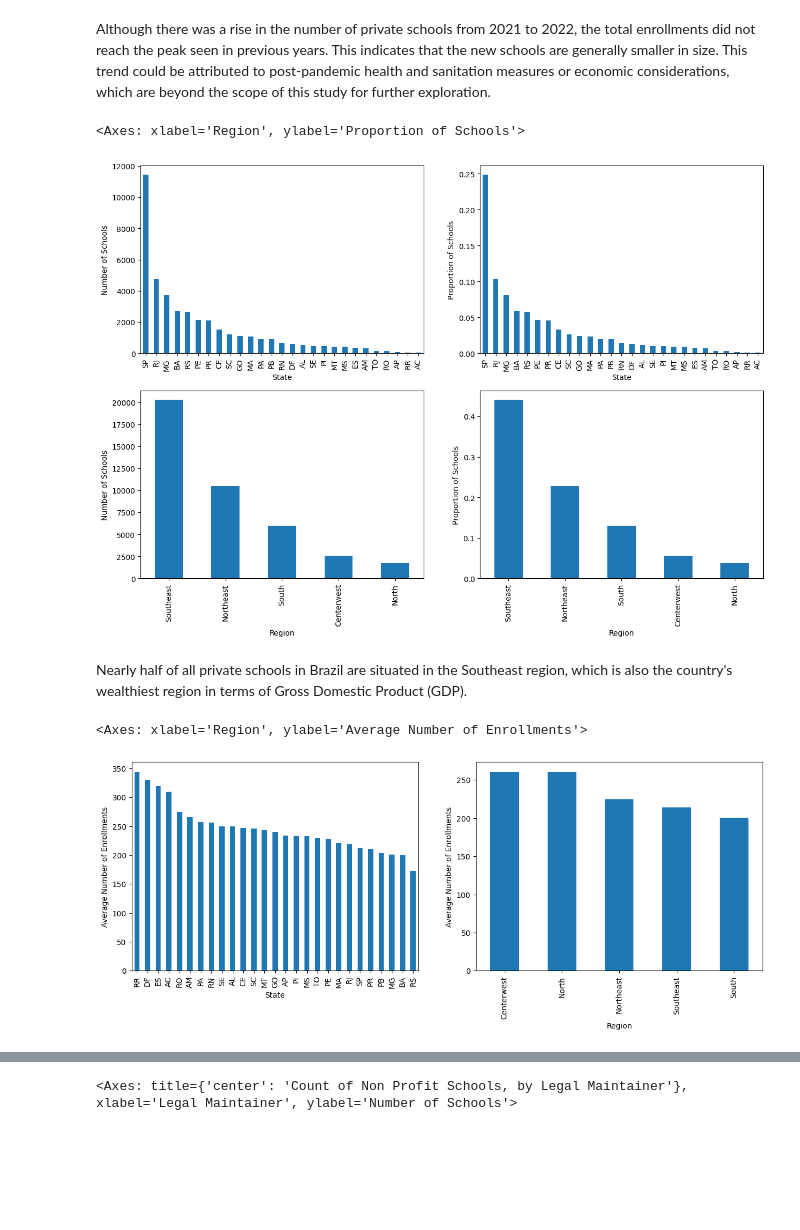
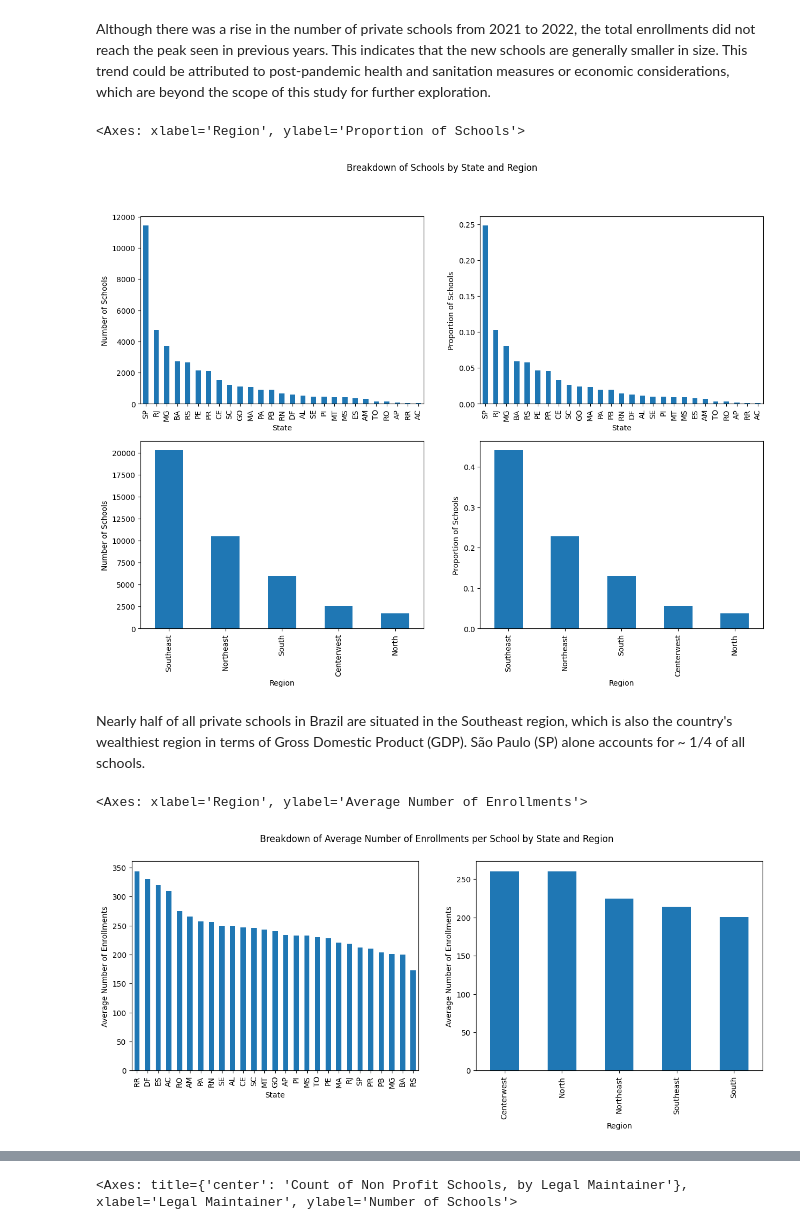
Before and after one commit to henriquefreitassouza/analysis, a Jupyter notebook: Private Schools in Brazil.ipynb, the cells around one changed output, grey strips where cells are left out. Drawn from its saved outputs; the diff is of its cells as text; code cells hidden in the pictures; blank space fills up the shorter version.

```diff
--- a/Private Schools in Brazil.ipynb
+++ b/Private Schools in Brazil.ipynb
@@ -196,23 +201,27 @@ df_schools_by_state.sort_values(by = ['schools', 'proportion'], ascending = Fals
 df_schools_by_region.sort_values(by = ['schools', 'proportion'], ascending = False, inplace = True)
 # %%
 fig, axes = plt.subplots(2, 2, figsize = (15, 10))
+
+fig.suptitle('Breakdown of Schools by State and Region')
 
 df_schools_by_state['schools'].plot.bar(ax = axes[0][0], xlabel = 'State', ylabel = 'Number of Schools')
 df_schools_by_state['proportion'].plot.bar(ax = axes[0][1], xlabel = 'State', ylabel = 'Proportion of Schools')
 
 df_schools_by_region['schools'].plot.bar(ax = axes[1][0], xlabel = 'Region', ylabel = 'Number of Schools')
 df_schools_by_region['proportion'].plot.bar(ax = axes[1][1], xlabel = 'Region', ylabel = 'Proportion of Schools')
 # %% [output]
 <Axes: xlabel='Region', ylabel='Proportion of Schools'>
-[figure, old version]
+[figure, new version]
 # %% [markdown]
-Nearly half of all private schools in Brazil are situated in the Southeast region, which is also the country's wealthiest region in terms of Gross Domestic Product (GDP).
+Nearly half of all private schools in Brazil are situated in the Southeast region, which is also the country's wealthiest region in terms of Gross Domestic Product (GDP). São Paulo (SP) alone accounts for ~ 1/4 of all schools.
 # %%
 fig, axes = plt.subplots(1, 2, figsize = (15, 5))
 
+fig.suptitle('Breakdown of Average Number of Enrollments per School by State and Region')
+
 df_schools_by_state.sort_values(by = ['enrollments'], ascending = False)['enrollments'].plot.bar(ax = axes[0], xlabel = 'State', ylabel = 'Average Number of Enrollments')
 df_schools_by_region.sort_values(by = ['enrollments'], ascending = False)['enrollments'].plot.bar(ax = axes[1], xlabel = 'Region', ylabel = 'Average Number of Enrollments')
 # %% [output]
 <Axes: xlabel='Region', ylabel='Average Number of Enrollments'>
-[figure, old version]
+[figure, new version]
 # %% [markdown]
```
Also changed, not shown: parts of 10 cells of this notebook.
